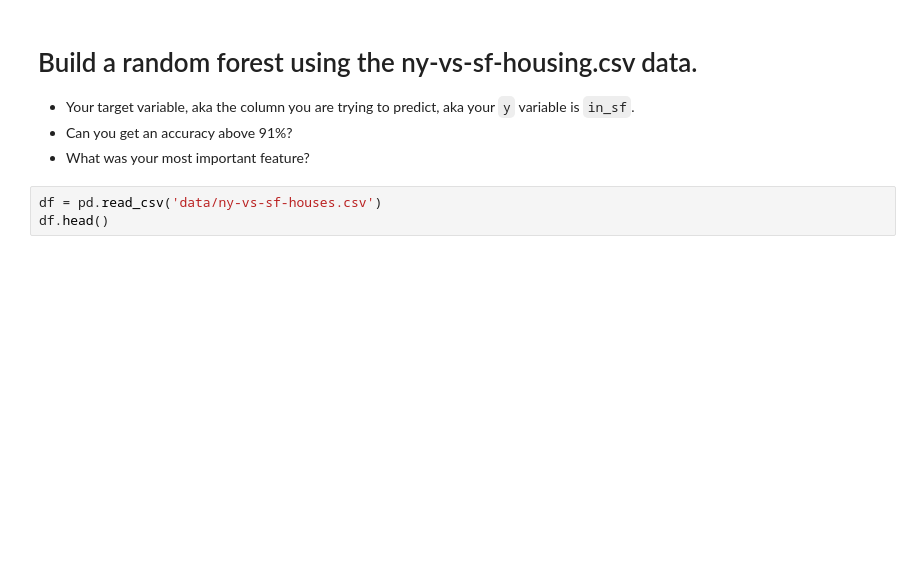
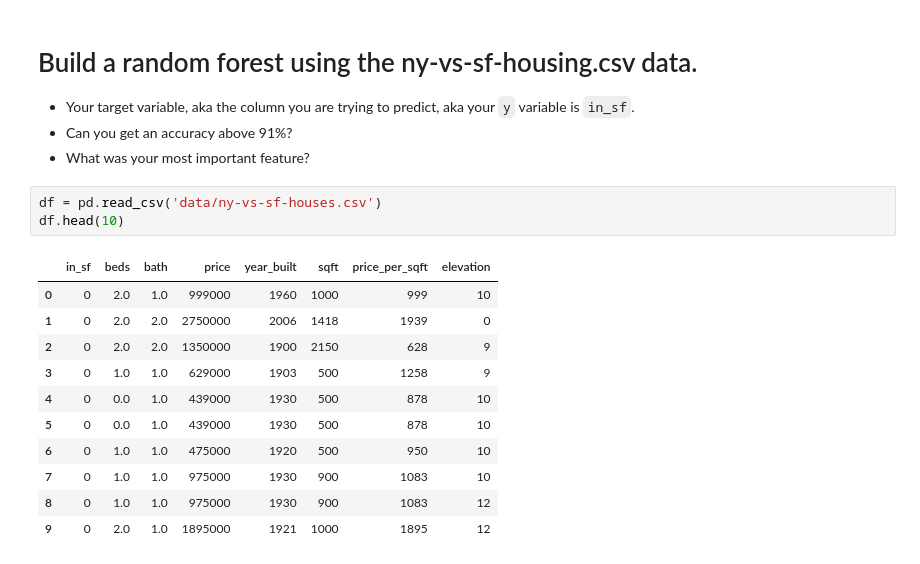
Before and after one commit to ivywei1125/2021-fall-data-science, a Jupyter notebook: Week-05-RandomForest/Exercise-RandomForests.ipynb, the cells around one changed output. Drawn from its saved outputs; the diff is of its cells as text; blank space fills up the shorter version.

```diff
--- a/Week-05-RandomForest/Exercise-RandomForests.ipynb
+++ b/Week-05-RandomForest/Exercise-RandomForests.ipynb
@@ -314,4 +442,16 @@ feature_imp
 * What was your most important feature?
 # %%
 df = pd.read_csv('data/ny-vs-sf-houses.csv')
-df.head()
+df.head(10)
+# %% [output]
+|  | in_sf | beds | bath | price | year_built | sqft | price_per_sqft | elevation |
+| 0 | 0 | 2.0 | 1.0 | 999000 | 1960 | 1000 | 999 | 10 |
+| 1 | 0 | 2.0 | 2.0 | 2750000 | 2006 | 1418 | 1939 | 0 |
+| 2 | 0 | 2.0 | 2.0 | 1350000 | 1900 | 2150 | 628 | 9 |
+| 3 | 0 | 1.0 | 1.0 | 629000 | 1903 | 500 | 1258 | 9 |
+| 4 | 0 | 0.0 | 1.0 | 439000 | 1930 | 500 | 878 | 10 |
+| 5 | 0 | 0.0 | 1.0 | 439000 | 1930 | 500 | 878 | 10 |
+| 6 | 0 | 1.0 | 1.0 | 475000 | 1920 | 500 | 950 | 10 |
+| 7 | 0 | 1.0 | 1.0 | 975000 | 1930 | 900 | 1083 | 10 |
+| 8 | 0 | 1.0 | 1.0 | 975000 | 1930 | 900 | 1083 | 12 |
+| 9 | 0 | 2.0 | 1.0 | 1895000 | 1921 | 1000 | 1895 | 12 |
```
Also changed, not shown: parts of 30 cells of this notebook, 1 other file.
